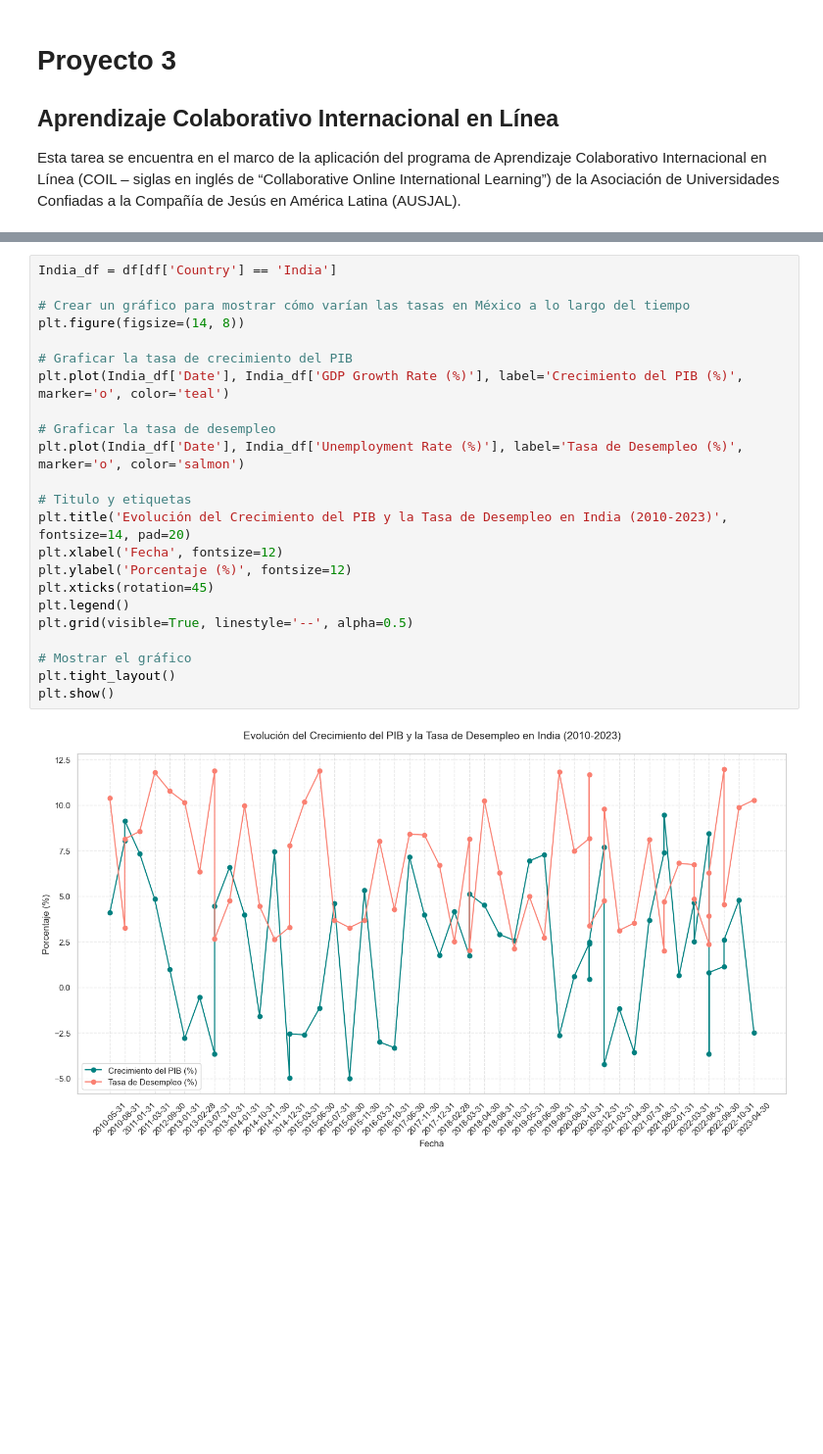
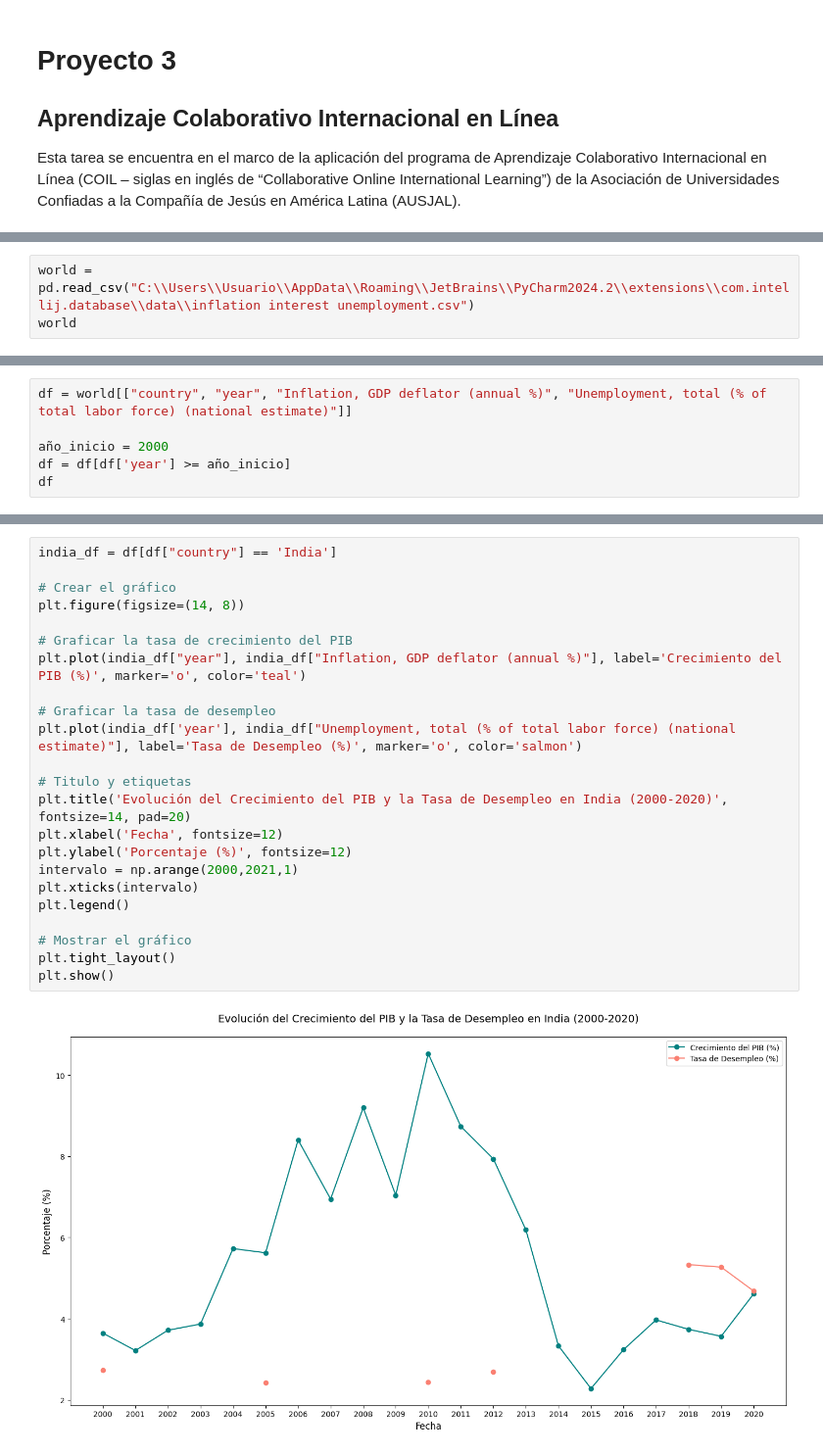
Before and after one commit to AlexiaPereiraa/Proyecto-3, a Jupyter notebook: proyecto_3.ipynb, the cells around one changed output, grey strips where cells are left out. Shown at 98% size. Cells and saved outputs as stored; diff of their text form; blank space fills up the shorter version.

```diff
--- a/proyecto_3.ipynb
+++ b/proyecto_3.ipynb
@@ -61,0 +37,3 @@ df
+# %%
+world = pd.read_csv("C:\\Users\\Usuario\\AppData\\Roaming\\JetBrains\\PyCharm2024.2\\extensions\\com.intellij.database\\data\\inflation interest unemployment.csv")
+world
@@ -61,0 +65,6 @@ df
+# %%
+df = world[["country", "year", "Inflation, GDP deflator (annual %)", "Unemployment, total (% of total labor force) (national estimate)"]]
+
+año_inicio = 2000
+df = df[df['year'] >= año_inicio]
+df
@@ -62,25 +110,25 @@ df
 # %%
-India_df = df[df['Country'] == 'India']
+india_df = df[df["country"] == 'India']
 
-# Crear un gráfico para mostrar cómo varían las tasas en México a lo largo del tiempo
+# Crear el gráfico
 plt.figure(figsize=(14, 8))
 
 # Graficar la tasa de crecimiento del PIB
-plt.plot(India_df['Date'], India_df['GDP Growth Rate (%)'], label='Crecimiento del PIB (%)', marker='o', color='teal')
+plt.plot(india_df["year"], india_df["Inflation, GDP deflator (annual %)"], label='Crecimiento del PIB (%)', marker='o', color='teal')
 
 # Graficar la tasa de desempleo
-plt.plot(India_df['Date'], India_df['Unemployment Rate (%)'], label='Tasa de Desempleo (%)', marker='o', color='salmon')
+plt.plot(india_df['year'], india_df["Unemployment, total (% of total labor force) (national estimate)"], label='Tasa de Desempleo (%)', marker='o', color='salmon')
 
 # Titulo y etiquetas
-plt.title('Evolución del Crecimiento del PIB y la Tasa de Desempleo en India (2010-2023)', fontsize=14, pad=20)
+plt.title('Evolución del Crecimiento del PIB y la Tasa de Desempleo en India (2000-2020)', fontsize=14, pad=20)
 plt.xlabel('Fecha', fontsize=12)
 plt.ylabel('Porcentaje (%)', fontsize=12)
-plt.xticks(rotation=45)
+intervalo = np.arange(2000,2021,1)
+plt.xticks(intervalo)
 plt.legend()
-plt.grid(visible=True, linestyle='--', alpha=0.5)
 
 # Mostrar el gráfico
 plt.tight_layout()
 plt.show()
 # %% [output]
-[figure, old version]
+[figure, new version]
```
Also changed, not shown: parts of 27 cells of this notebook.
